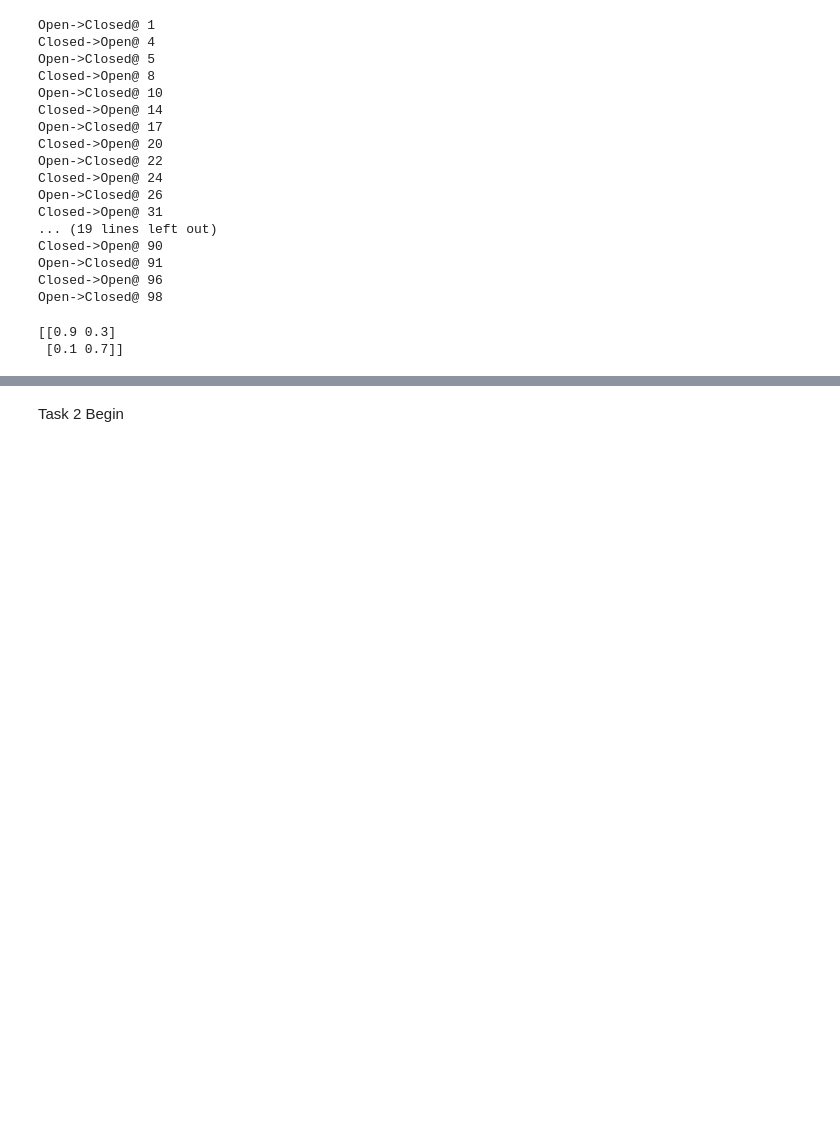
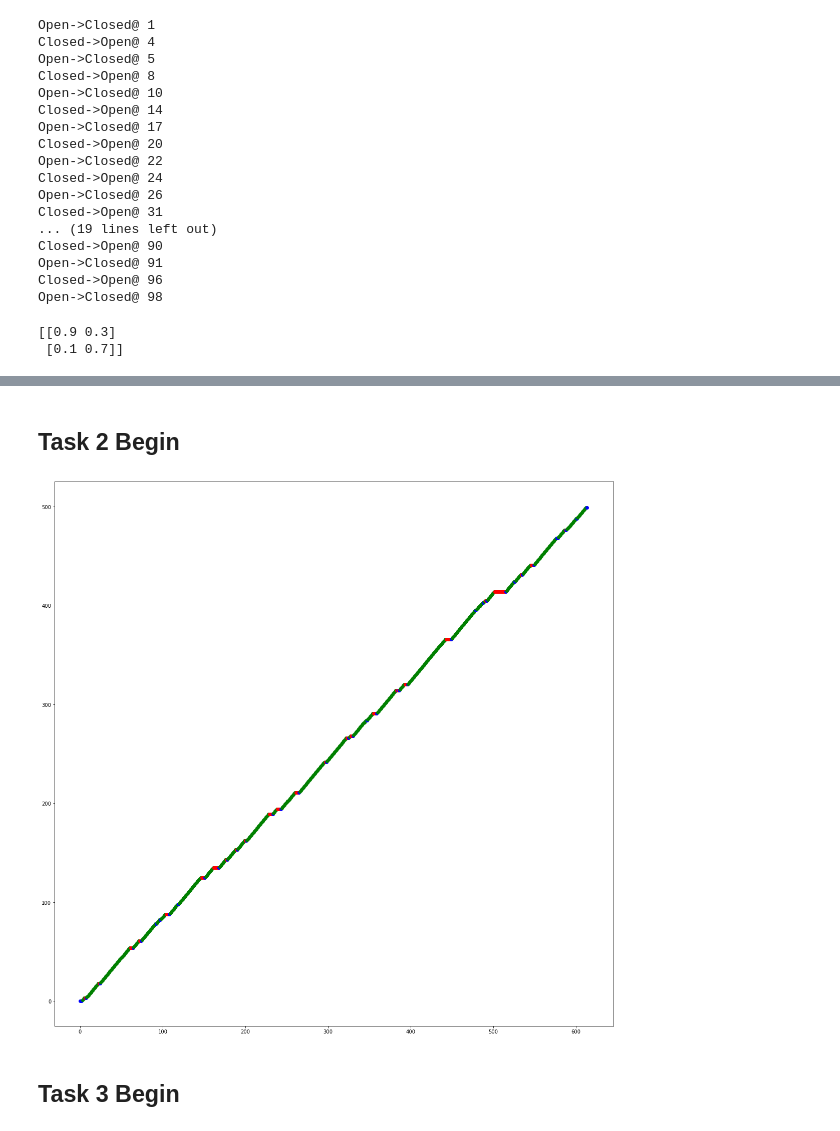
Before and after one commit to callummarvell/CompBio, a Jupyter notebook: Lab4_CellDyn.ipynb, the cells around one changed output, grey strips where cells are left out. Drawn from its saved outputs; the diff is of its cells as text; code cells hidden in the pictures; blank space fills up the shorter version.

Commit message:
added plot for lab4, no idea what to do for lab 3

```diff
--- a/Lab4_CellDyn.ipynb
+++ b/Lab4_CellDyn.ipynb
@@ -91,5 +96,6 @@ clo>op @ 100.89299574358516
 # %% [markdown]
 Task 2 Begin
+-------
 # %%
 Mextra = 1.2 #extracellular
 Mmax = 1000
@@ -120,0 +141,36 @@ else:
+# %%
+ppp = np.asarray(ppp)
+ccc = np.asarray(ccc)
+ooo = np.asarray(ooo)
+ttt = np.asarray(ttt)
+fivehundo = ppp[:500,0]
+comp_open = []
+for i in range(len(ccc)):
+    for j in range(ooo[i][0],ccc[i][0]+1):
+        comp_open.append([j,ttt[j][1]])
+comp_closed = []
+for i in range(len(ooo)-1):
+    for j in range(ccc[i][0],ooo[i+1][0]):
+        comp_closed.append([j,ttt[j][1]])
+#print(comp_closed)
+comp_open = np.asarray(comp_open)
+comp_closed = np.asarray(comp_closed)
+# %%
+fig = plt.figure(figsize=(20,20))
+maxT = fivehundo[499]
+for i in range(maxT):
+    if i in comp_closed[:,0]:
+        c = 'r'
+    elif i in fivehundo[:]:
+        c = 'g'
+    else:
+        c = 'b'
+    plt.scatter(ttt[i,0],ttt[i,1],color=c)
+    #blue is open (but not passing)
+    #green is open and passing
+    #red is closed (and not passing)
+# %% [output]
+[figure, added]
+# %% [markdown]
+Task 3 Begin
+-------------
```
Also changed, not shown: parts of 4 cells of this notebook, 2 other files.
